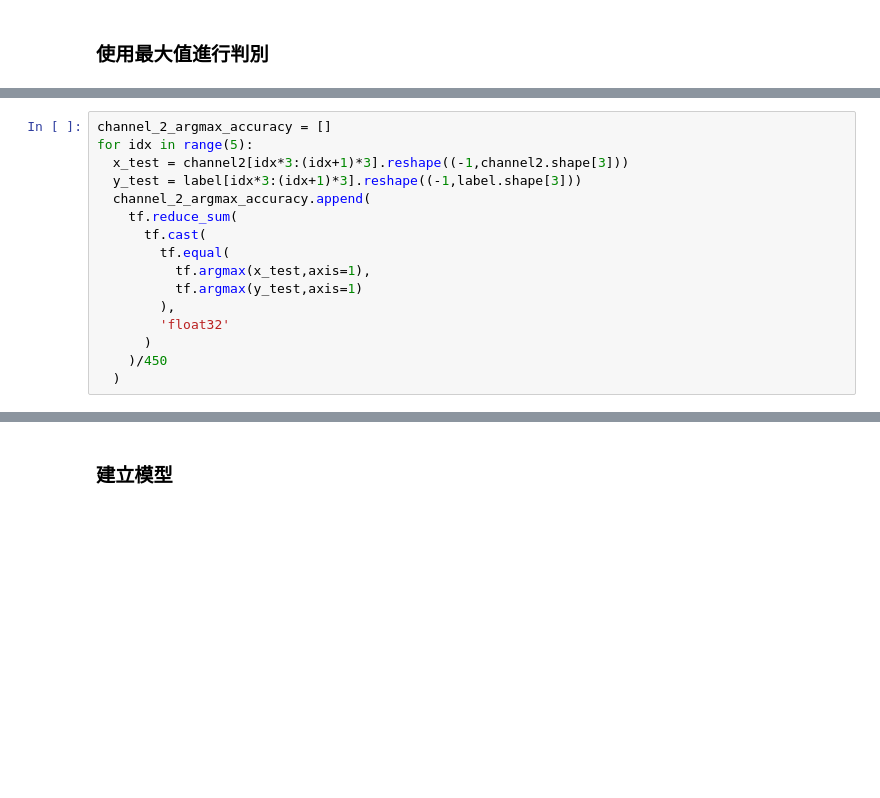
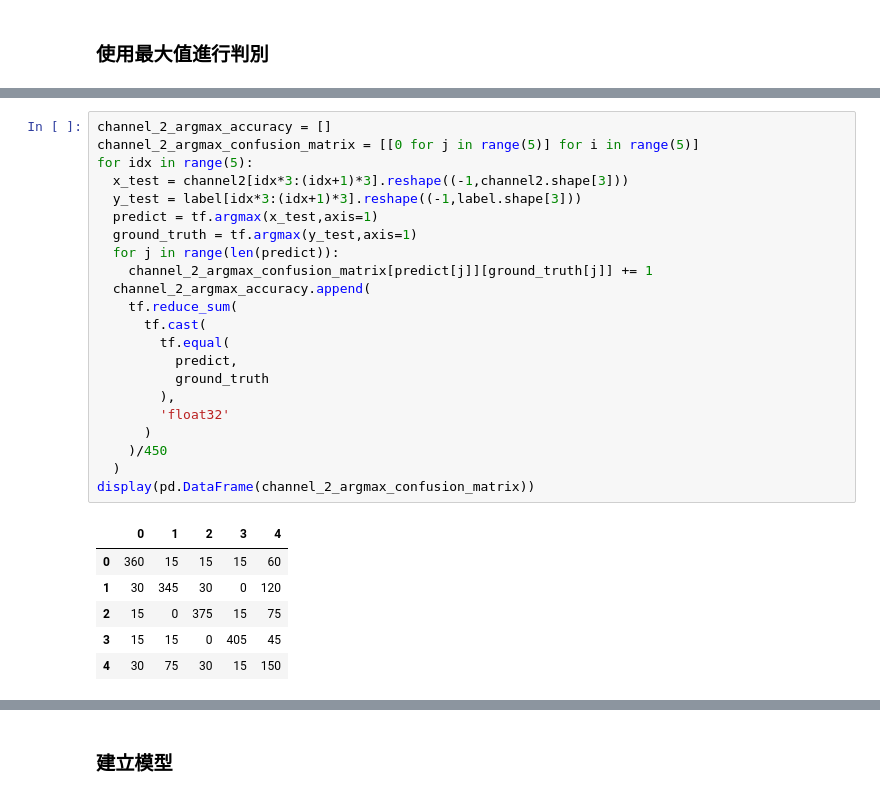
Before and after one commit to toonnyy8/mhmc, a Jupyter notebook: MultimediaProcessing/MultimediaProcessing.ipynb, the cells around one changed output, grey strips where cells are left out. Drawn from its saved outputs; the diff is of its cells as text; blank space fills up the shorter version.

```diff
--- a/MultimediaProcessing/MultimediaProcessing.ipynb
+++ b/MultimediaProcessing/MultimediaProcessing.ipynb
@@ -65,18 +78,31 @@ for idx in range(5):
 # %%
 channel_2_argmax_accuracy = []
+channel_2_argmax_confusion_matrix = [[0 for j in range(5)] for i in range(5)]
 for idx in range(5):
   x_test = channel2[idx*3:(idx+1)*3].reshape((-1,channel2.shape[3]))
   y_test = label[idx*3:(idx+1)*3].reshape((-1,label.shape[3]))
+  predict = tf.argmax(x_test,axis=1)
+  ground_truth = tf.argmax(y_test,axis=1)
+  for j in range(len(predict)):
+    channel_2_argmax_confusion_matrix[predict[j]][ground_truth[j]] += 1
   channel_2_argmax_accuracy.append(
     tf.reduce_sum(
       tf.cast(
         tf.equal(
-          tf.argmax(x_test,axis=1),
-          tf.argmax(y_test,axis=1)
+          predict,
+          ground_truth
         ),
         'float32'
       )
     )/450
   )
+display(pd.DataFrame(channel_2_argmax_confusion_matrix))
+# %% [output]
+|  | 0 | 1 | 2 | 3 | 4 |
+| 0 | 360 | 15 | 15 | 15 | 60 |
+| 1 | 30 | 345 | 30 | 0 | 120 |
+| 2 | 15 | 0 | 375 | 15 | 75 |
+| 3 | 15 | 15 | 0 | 405 | 45 |
+| 4 | 30 | 75 | 30 | 15 | 150 |
 # %%
 channel_sum_argmax_accuracy = []
```
Also changed, not shown: parts of 22 cells of this notebook.
